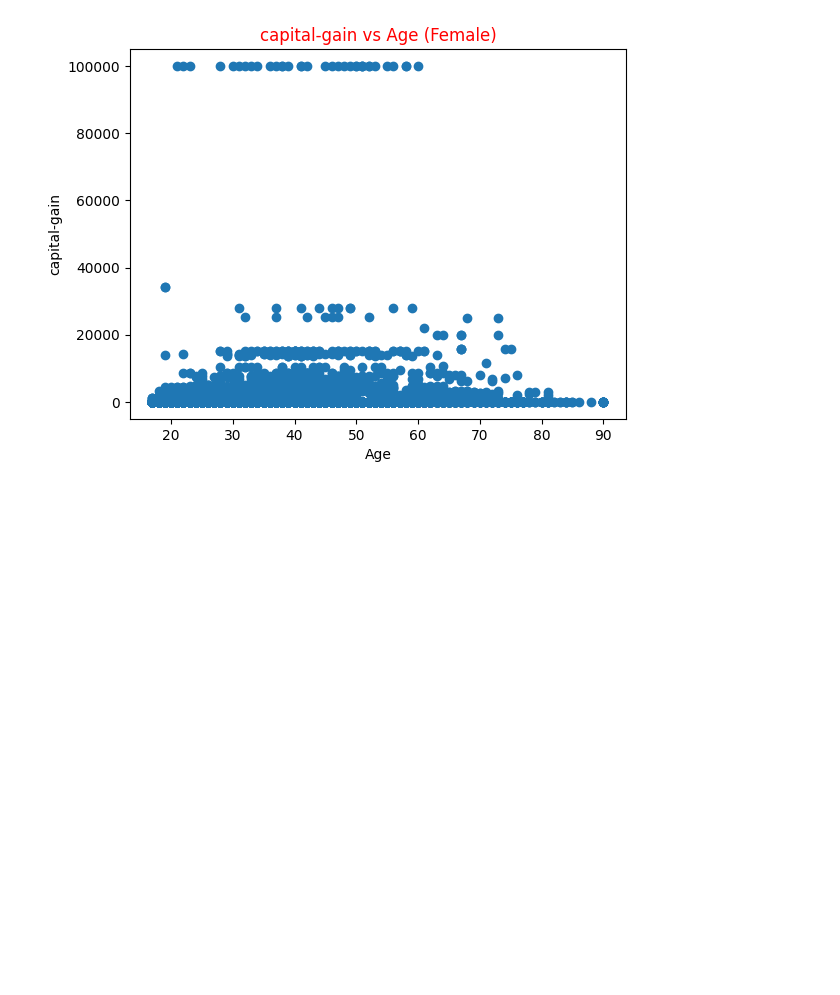
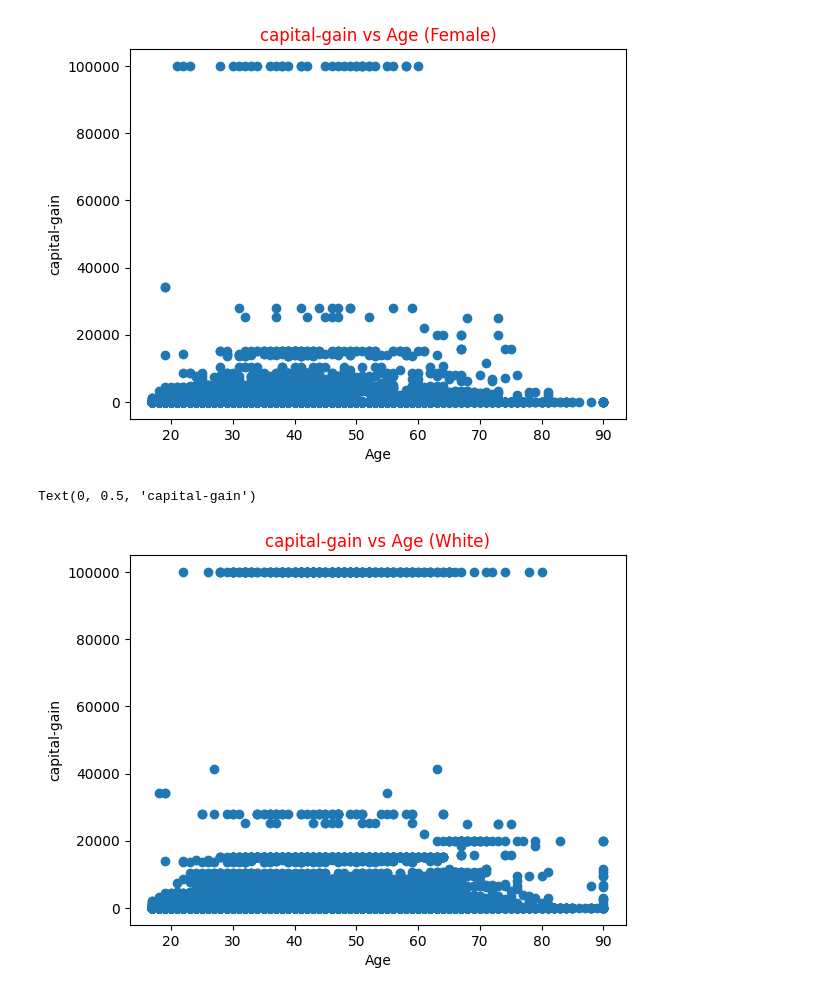
Before and after one commit to paez49/Adult-income, a Jupyter notebook: main.ipynb, the cells around one changed output. Drawn from its saved outputs; the diff is of its cells as text; code cells hidden in the pictures; blank space fills up the shorter version.

```diff
--- a/main.ipynb
+++ b/main.ipynb
@@ -256,3 +263,17 @@ plt.ylabel("capital-gain")
 # %% [output]
 Text(0, 0.5, 'capital-gain')
 [figure]
+# %%
+# Dependent variable (y): capital-gain
+# Independent variable (x): race
+racew_df = df[df["race"] == "White"]
+X = racew_df["age"]
+Y = racew_df["capital-gain"]
+
+plt.scatter(X, Y)
+plt.title("capital-gain vs Age (White)", color="red")
+plt.xlabel("Age")
+plt.ylabel("capital-gain")
+# %% [output]
+Text(0, 0.5, 'capital-gain')
+[figure, added]
```
Also changed, not shown: parts of 7 cells of this notebook, 1 other file.
